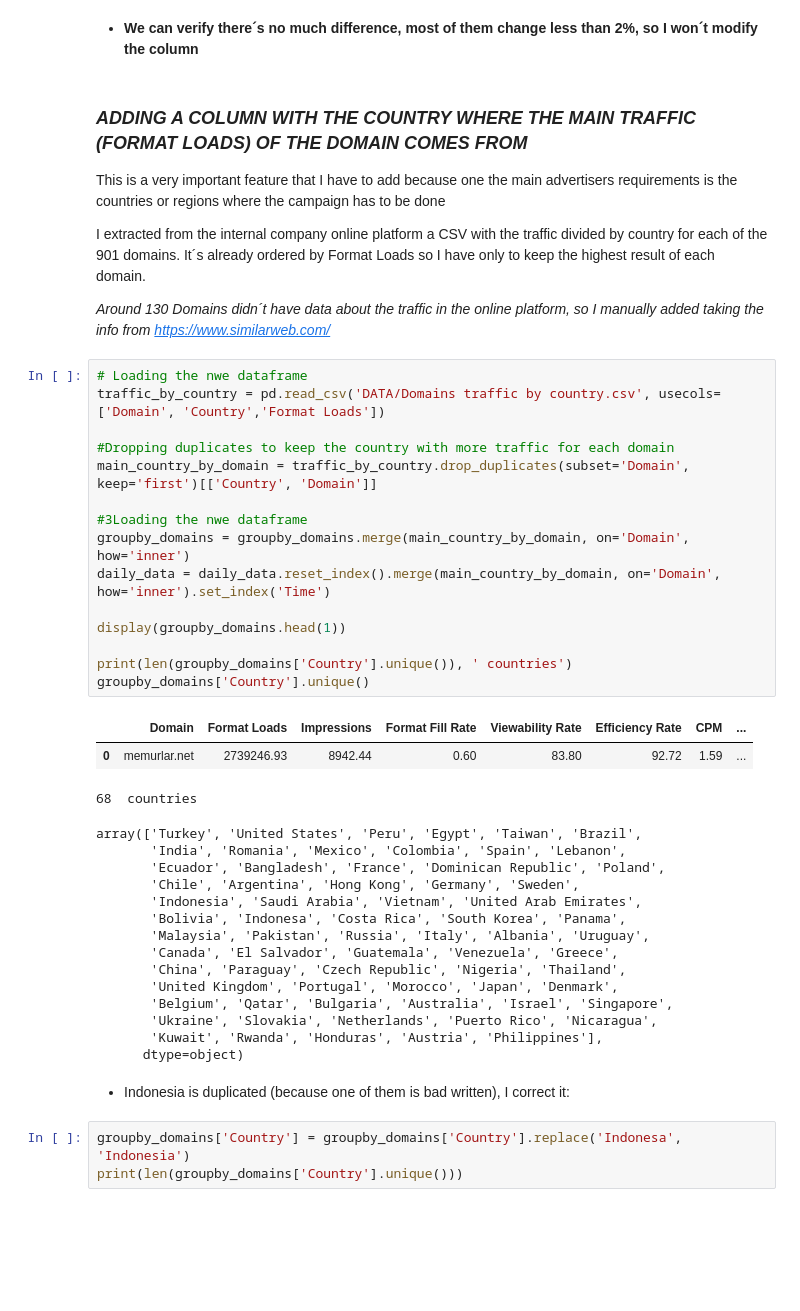
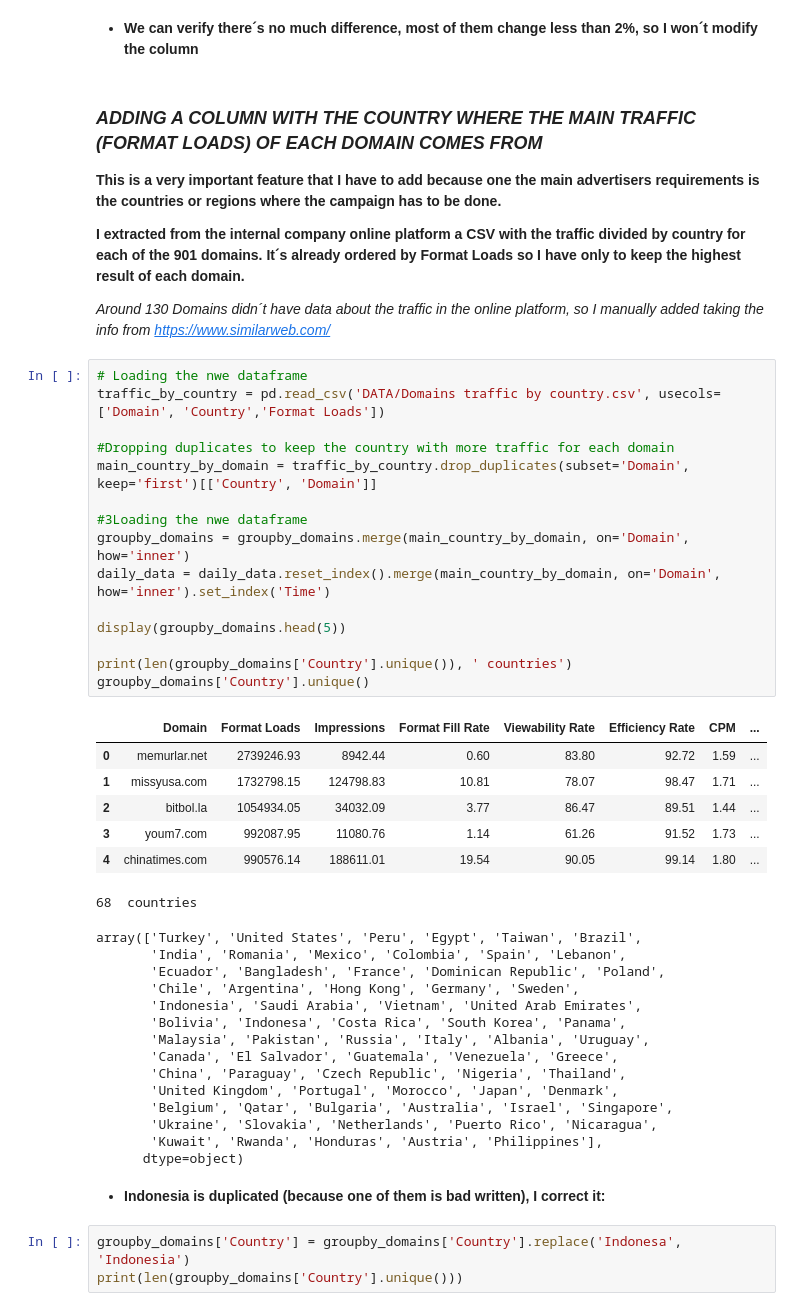
Before and after one commit to rfisla/FINAL-PROJECT-OF-KSCHOOL-MASTER, a Jupyter notebook: Full Data Interpretation.ipynb, the cells around one changed output. Saved outputs shown, nothing was run; the diff lists cells and outputs as text; blank space fills up the shorter version.

```diff
--- a/Full Data Interpretation.ipynb
+++ b/Full Data Interpretation.ipynb
@@ -296,31 +358,35 @@ comparison
 # %% [markdown]
 - **We can verify there´s no much difference, most of them change less than 2%, so I won´t modify the column**
 # %% [markdown]
-### ***ADDING A COLUMN WITH THE COUNTRY WHERE THE MAIN TRAFFIC (FORMAT LOADS) OF THE DOMAIN COMES FROM***
+### ***ADDING A COLUMN WITH THE COUNTRY WHERE THE MAIN TRAFFIC (FORMAT LOADS) OF EACH DOMAIN COMES FROM***
 
-This is a very important feature that I have to add because one the main advertisers requirements is the countries or regions where the campaign has to be done
+**This is a very important feature that I have to add because one the main advertisers requirements is the countries or regions where the campaign has to be done.**
 
-I extracted from the internal company online platform a CSV with the traffic divided by country for each of the 901 domains. It´s already ordered by Format Loads so I have only to keep the highest result of each domain.
+**I extracted from the internal company online platform a CSV with the traffic divided by country for each of the 901 domains. It´s already ordered by Format Loads so I have only to keep the highest result of each domain.**
 
 *Around 130 Domains didn´t have data about the traffic in the online platform, so I manually added taking the info from https://www.similarweb.com/*
 # %%
 # Loading the nwe dataframe
 traffic_by_country = pd.read_csv('DATA/Domains traffic by country.csv', usecols=['Domain', 'Country','Format Loads'])
 
 #Dropping duplicates to keep the country with more traffic for each domain
 main_country_by_domain = traffic_by_country.drop_duplicates(subset='Domain', keep='first')[['Country', 'Domain']]
 
 #3Loading the nwe dataframe
 groupby_domains = groupby_domains.merge(main_country_by_domain, on='Domain', how='inner')
 daily_data = daily_data.reset_index().merge(main_country_by_domain, on='Domain', how='inner').set_index('Time')
 
-display(groupby_domains.head(1))
+display(groupby_domains.head(5))
 
 print(len(groupby_domains['Country'].unique()), ' countries')
 groupby_domains['Country'].unique()
 # %% [output]
 |  | Domain | Format Loads | Impressions | Format Fill Rate | Viewability Rate | Efficiency Rate | CPM | ... |
 | 0 | memurlar.net | 2739246.93 | 8942.44 | 0.60 | 83.80 | 92.72 | 1.59 | ... |
+| 1 | missyusa.com | 1732798.15 | 124798.83 | 10.81 | 78.07 | 98.47 | 1.71 | ... |
+| 2 | bitbol.la | 1054934.05 | 34032.09 | 3.77 | 86.47 | 89.51 | 1.44 | ... |
+| 3 | youm7.com | 992087.95 | 11080.76 | 1.14 | 61.26 | 91.52 | 1.73 | ... |
+| 4 | chinatimes.com | 990576.14 | 188611.01 | 19.54 | 90.05 | 99.14 | 1.80 | ... |
 68  countries
 array(['Turkey', 'United States', 'Peru', 'Egypt', 'Taiwan', 'Brazil',
        'India', 'Romania', 'Mexico', 'Colombia', 'Spain', 'Lebanon',
@@ -337,7 +403,7 @@ array(['Turkey', 'United States', 'Peru', 'Egypt', 'Taiwan', 'Brazil',
        'Kuwait', 'Rwanda', 'Honduras', 'Austria', 'Philippines'],
       dtype=object)
 # %% [markdown]
-- Indonesia is duplicated (because one of them is bad written), I correct it:
+- **Indonesia is duplicated (because one of them is bad written), I correct it:**
 # %%
 groupby_domains['Country'] = groupby_domains['Country'].replace('Indonesa', 'Indonesia')
 print(len(groupby_domains['Country'].unique()))
```
Also changed, not shown: parts of 42 cells of this notebook.
